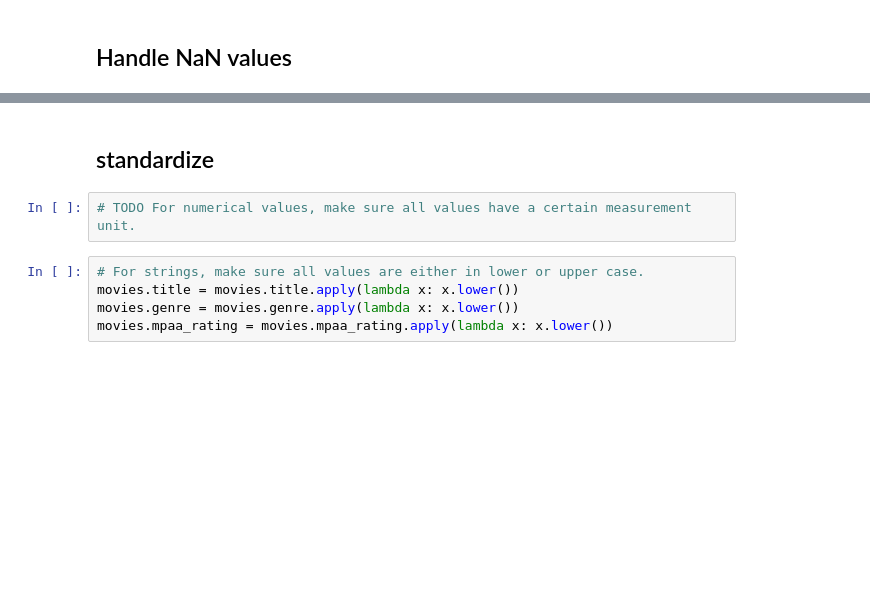
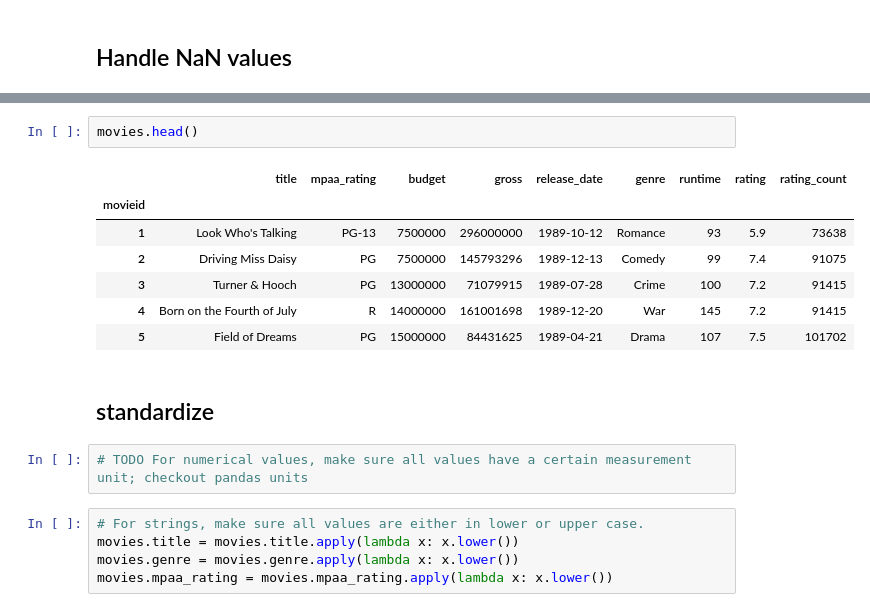
Before and after one commit to olemir/python-exercises, a Jupyter notebook: exercises-EDA.ipynb, the cells around one changed output, grey strips where cells are left out. Drawn from its saved outputs; the diff is of its cells as text; blank space fills up the shorter version.

```diff
--- a/exercises-EDA.ipynb
+++ b/exercises-EDA.ipynb
@@ -129,7 +197,17 @@ movies.budget = movies.budget.astype('int')
+# %%
+movies.head()
+# %% [output]
+|  | title | mpaa_rating | budget | gross | release_date | genre | runtime | rating | rating_count |
+| movieid |  |  |  |  |  |  |  |  |  |
+| 1 | Look Who's Talking | PG-13 | 7500000 | 296000000 | 1989-10-12 | Romance | 93 | 5.9 | 73638 |
+| 2 | Driving Miss Daisy | PG | 7500000 | 145793296 | 1989-12-13 | Comedy | 99 | 7.4 | 91075 |
+| 3 | Turner & Hooch | PG | 13000000 | 71079915 | 1989-07-28 | Crime | 100 | 7.2 | 91415 |
+| 4 | Born on the Fourth of July | R | 14000000 | 161001698 | 1989-12-20 | War | 145 | 7.2 | 91415 |
+| 5 | Field of Dreams | PG | 15000000 | 84431625 | 1989-04-21 | Drama | 107 | 7.5 | 101702 |
 # %% [markdown]
 ## standardize
 # %%
-# TODO For numerical values, make sure all values have a certain measurement unit.
+# TODO For numerical values, make sure all values have a certain measurement unit; checkout pandas units
 # %%
 # For strings, make sure all values are either in lower or upper case.
 movies.title = movies.title.apply(lambda x: x.lower())
```
Also changed, not shown: parts of 58 cells of this notebook.
